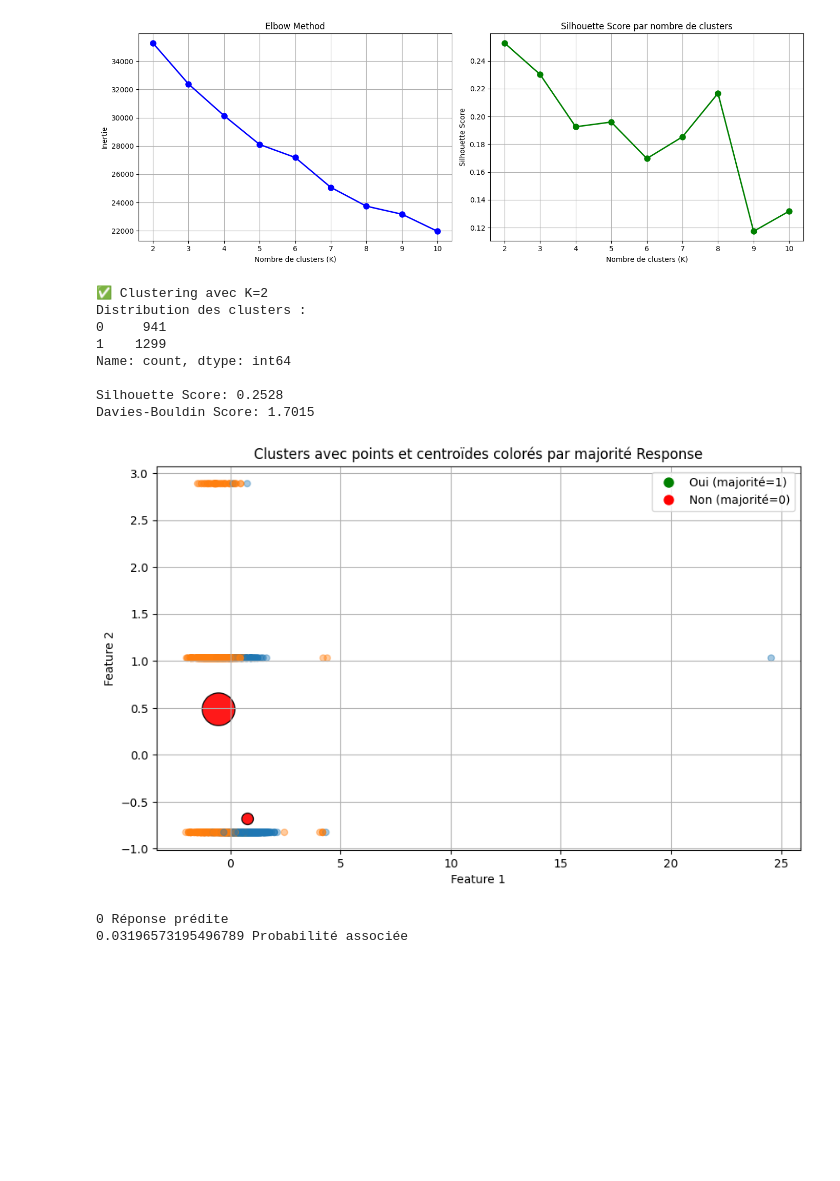
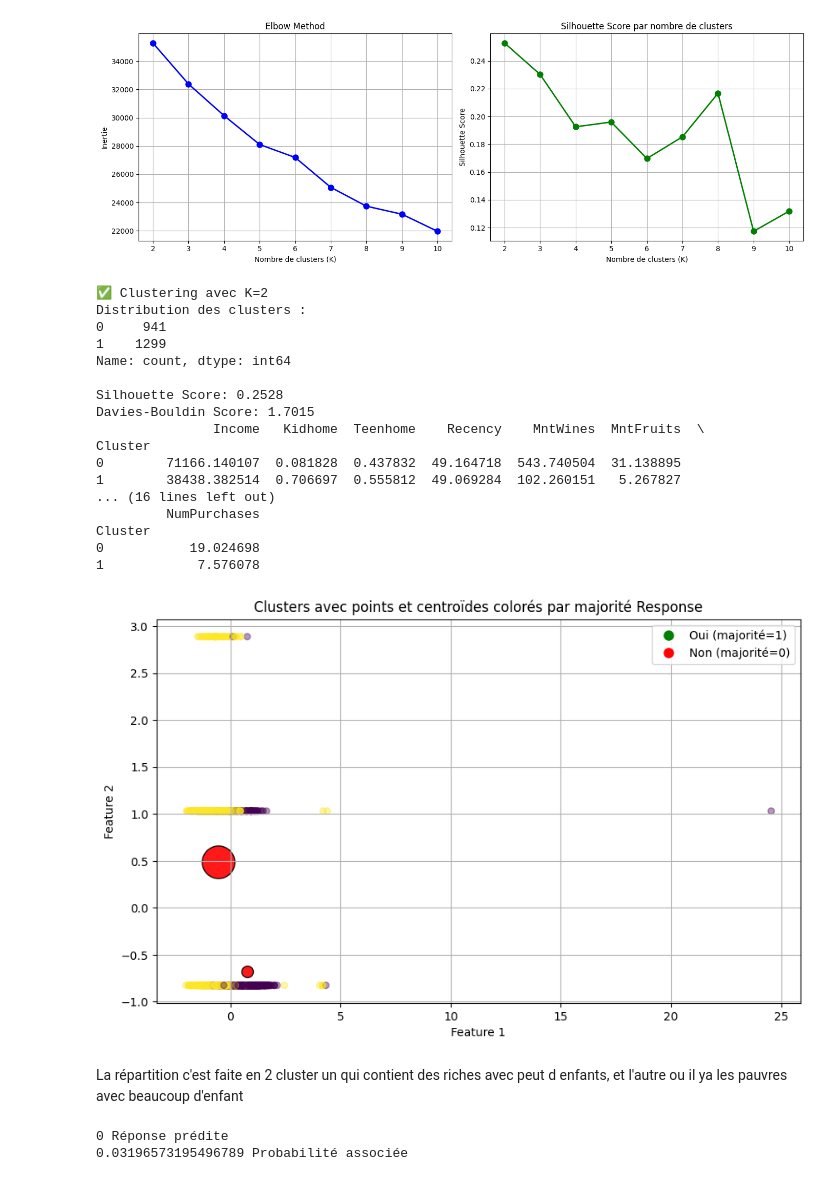
Before and after one commit to enniriss/Predict_Bitcoin, a Jupyter notebook: src/analyse.ipynb, the cells around one changed output. Cells and saved outputs as stored; diff of their text form; code cells hidden in the pictures; blank space fills up the shorter version.

```diff
--- a/src/analyse.ipynb
+++ b/src/analyse.ipynb
@@ -398,6 +396,7 @@ plt.show()
 [figure]
 # %%
 import matplotlib.pyplot as plt
+from matplotlib import colors
 from matplotlib.lines import Line2D
 import numpy as np
 
@@ -405,7 +404,6 @@ best_k = 2
 kmeans = KMeans(n_clusters=best_k, random_state=42, n_init=10)
 clusters = kmeans.fit_predict(X_transformed)
 
-# Ajouter les clusters au dataframe original
 df['Cluster'] = clusters
 
 print(f"\n✅ Clustering avec K={best_k}")
@@ -414,59 +412,75 @@ print(f"\nSilhouette Score: {silhouette_score(X_transformed, clusters):.4f}")
 print(f"Davies-Bouldin Score: {davies_bouldin_score(X_transformed, clusters):.4f}")
 
 
-# Appliquer KMeans
+
 n_clusters = 2
 kmeans = KMeans(n_clusters=n_clusters, n_init=10, random_state=42)
 y_pred = kmeans.fit_predict(X_transformed)
 centers = kmeans.cluster_centers_
 
-# Calculer taille et majorité par cluster
+
 cluster_info = df.groupby('Cluster')['Response'].agg(['size', 'mean']).reindex(range(n_clusters)).fillna(0)
 
-# Couleur des points selon la majorité du cluster
+
 point_colors = ['green' if cluster_info.loc[cluster_id, 'mean'] >= 0.5 else 'red' for cluster_id in y_pred]
 
+
+cmap = plt.cm.get_cmap('viridis', best_k)
+norm = colors.Normalize(vmin=0, vmax=best_k-1)
+
 plt.figure(figsize=(10, 6))
-# Tracer les points
+
 plt.scatter(X_transformed[:, 0], X_transformed[:, 1], c=clusters, cmap=cmap, norm=norm, alpha=0.4, s=30)
 
-# Taille des centroïdes proportionnelle à la taille du cluster
+
 min_s, max_s = 100, 800
 sizes = cluster_info['size']
 if sizes.max() != sizes.min():
     scaled = min_s + (sizes - sizes.min()) / (sizes.max() - sizes.min()) * (max_s - min_s)
 else:
     scaled = np.full_like(sizes, (min_s + max_s) / 2)
 
-# Tracer les centroïdes
+
 for i, center in enumerate(centers):
     majority = cluster_info.loc[i, 'mean']
     size_i = int(scaled.loc[i])
     color = 'green' if majority >= 0.5 else 'red'
     plt.scatter(center[0], center[1], c=color, s=size_i, edgecolors='black', linewidth=1, alpha=0.9)
 
 plt.title("Clusters avec points et centroïdes colorés par majorité Response")
 plt.xlabel("Feature 1")
 plt.ylabel("Feature 2")
 
-# Légende
+#
 legend_elements = [
     Line2D([0], [0], marker='o', color='w', label='Oui (majorité=1)', markerfacecolor='green', markersize=10),
     Line2D([0], [0], marker='o', color='w', label='Non (majorité=0)', markerfacecolor='red', markersize=10)
 ]
+print(df.groupby('Cluster').mean(numeric_only=True))
 plt.legend(handles=legend_elements)
 plt.grid()
 plt.show()
 # %% [output]
 ✅ Clustering avec K=2
 Distribution des clusters :
 0     941
 1    1299
 Name: count, dtype: int64
 
 Silhouette Score: 0.2528
 Davies-Bouldin Score: 1.7015
+               Income   Kidhome  Teenhome    Recency    MntWines  MntFruits  \
+Cluster
+0        71166.140107  0.081828  0.437832  49.164718  543.740504  31.138895
+1        38438.382514  0.706697  0.555812  49.069284  102.260151   5.267827
+... (16 lines left out)
+         NumPurchases
+Cluster
+0           19.024698
+1            7.576078
-[figure, old version]
+[figure, new version]
+# %% [markdown]
+La répartition c'est faite en 2 cluster un qui contient des riches avec peut d enfants, et l'autre ou il ya les pauvres avec beaucoup d'enfant
 # %%
 import pandas as pd
 
```
Also changed, not shown: parts of 6 cells of this notebook, 6 other files.
